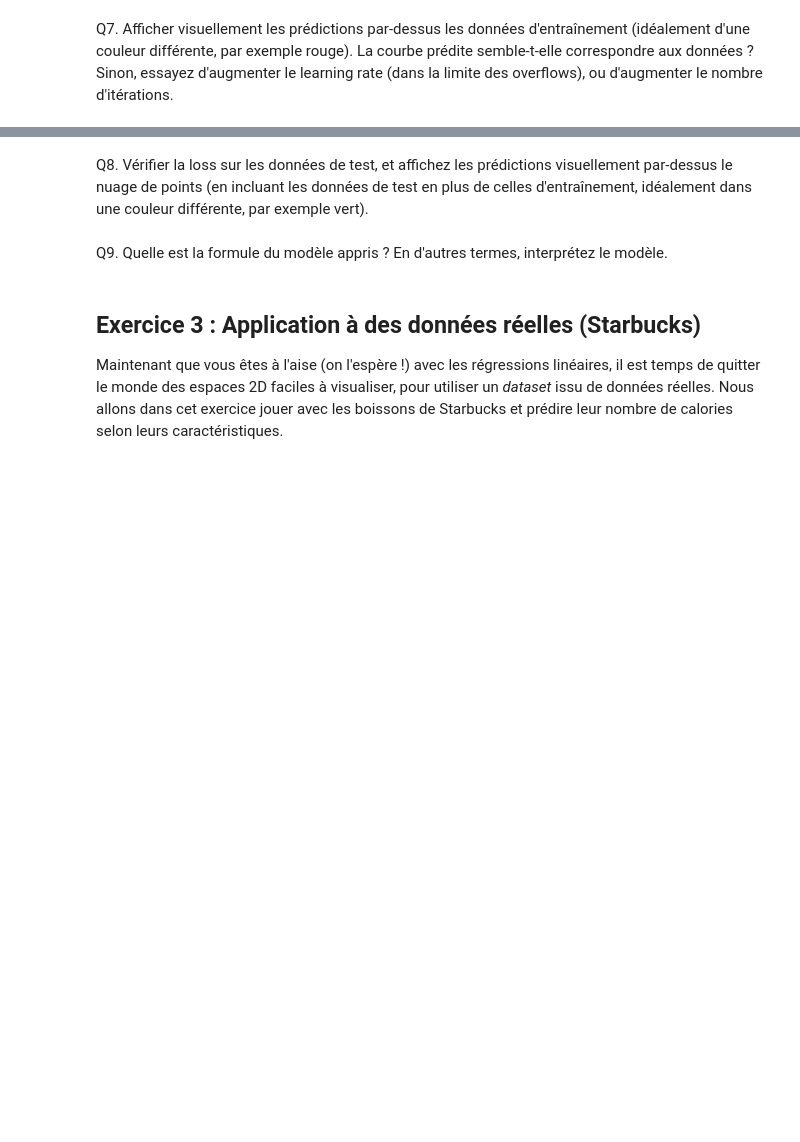
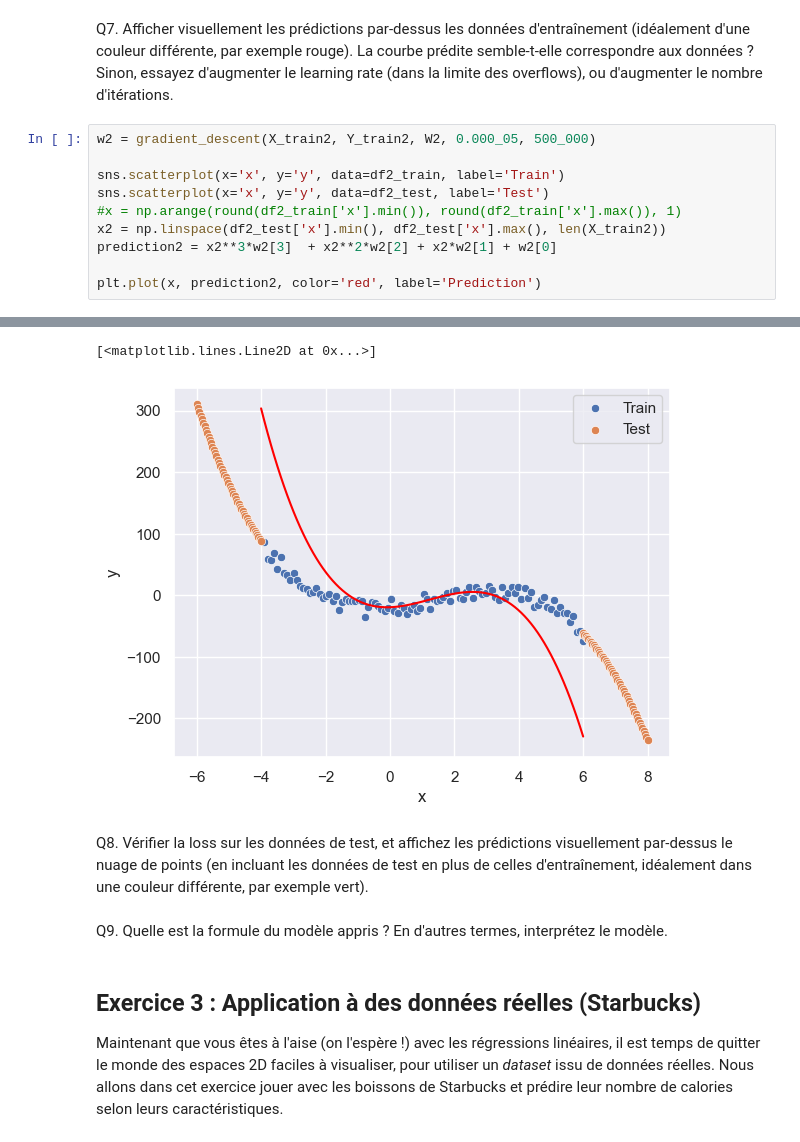
Before and after one commit to jo-pouradier/machine-learning-cpe, a Jupyter notebook: tp1.ipynb, the cells around one changed output, grey strips where cells are left out. Saved outputs shown, nothing was run; the diff lists cells and outputs as text; blank space fills up the shorter version.

```diff
--- a/tp1.ipynb
+++ b/tp1.ipynb
@@ -437,2 +516,13 @@ Vous aurez certainement besoin de diminuer le *learning rate* pour limiter les e
 # %% [markdown]
 Q7. Afficher visuellement les prédictions par-dessus les données d'entraînement (idéalement d'une couleur différente, par exemple rouge). La courbe prédite semble-t-elle correspondre aux données ? Sinon, essayez d'augmenter le learning rate (dans la limite des overflows), ou d'augmenter le nombre d'itérations.
+# %%
+w2 = gradient_descent(X_train2, Y_train2, W2, 0.000_05, 500_000)
+
+sns.scatterplot(x='x', y='y', data=df2_train, label='Train')
+sns.scatterplot(x='x', y='y', data=df2_test, label='Test')
+#x = np.arange(round(df2_train['x'].min()), round(df2_train['x'].max()), 1)
+x2 = np.linspace(df2_test['x'].min(), df2_test['x'].max(), len(X_train2))
+prediction2 = x2**3*w2[3]  + x2**2*w2[2] + x2*w2[1] + w2[0]
+
+plt.plot(x, prediction2, color='red', label='Prediction')
+# %% [output]
@@ -439,3 +546,5 @@ Q7. Afficher visuellement les prédictions par-dessus les données d'entraîneme
+[<matplotlib.lines.Line2D at 0x...>]
+[figure, added]
 # %% [markdown]
 Q8. Vérifier la loss sur les données de test, et affichez les prédictions visuellement par-dessus le nuage de points (en incluant les données de test en plus de celles d'entraînement, idéalement dans une couleur différente, par exemple vert).
 # %% [markdown]
```
Also changed, not shown: parts of 13 cells of this notebook, 2 other files.
